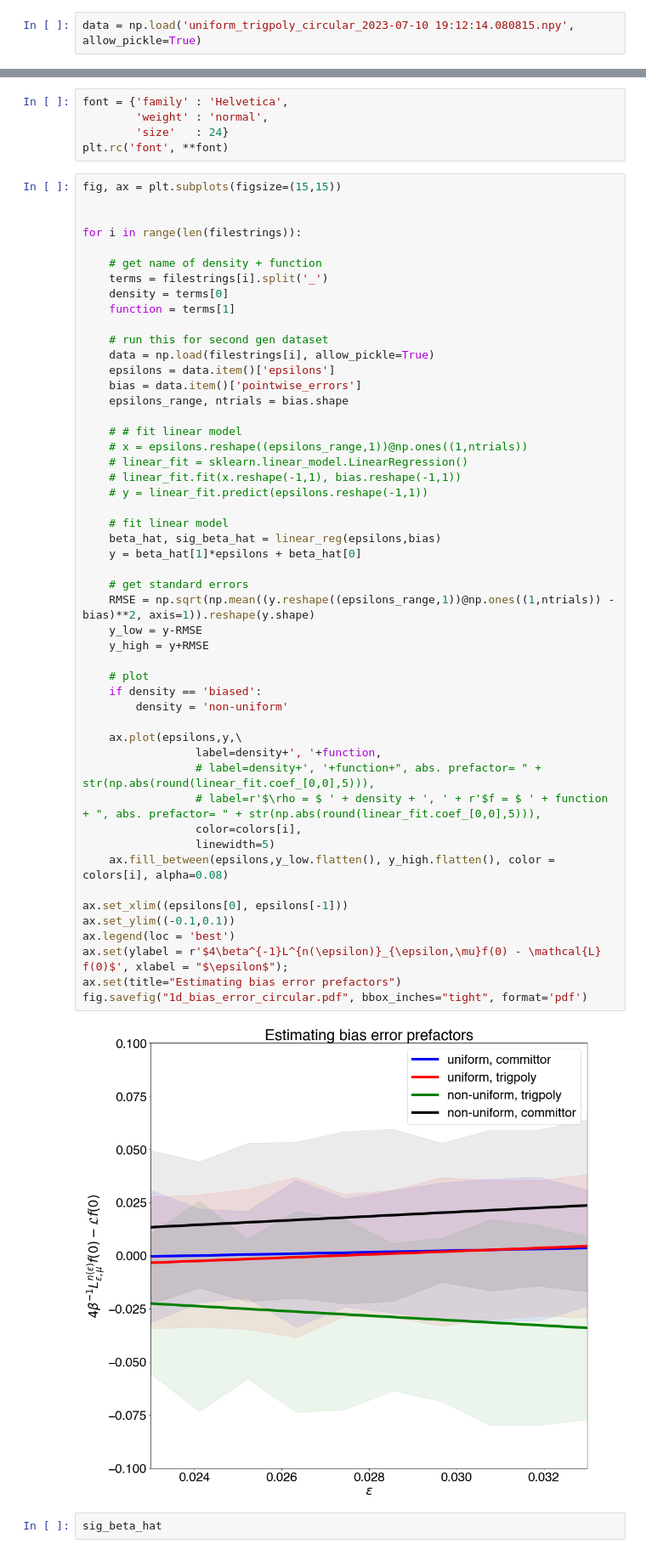
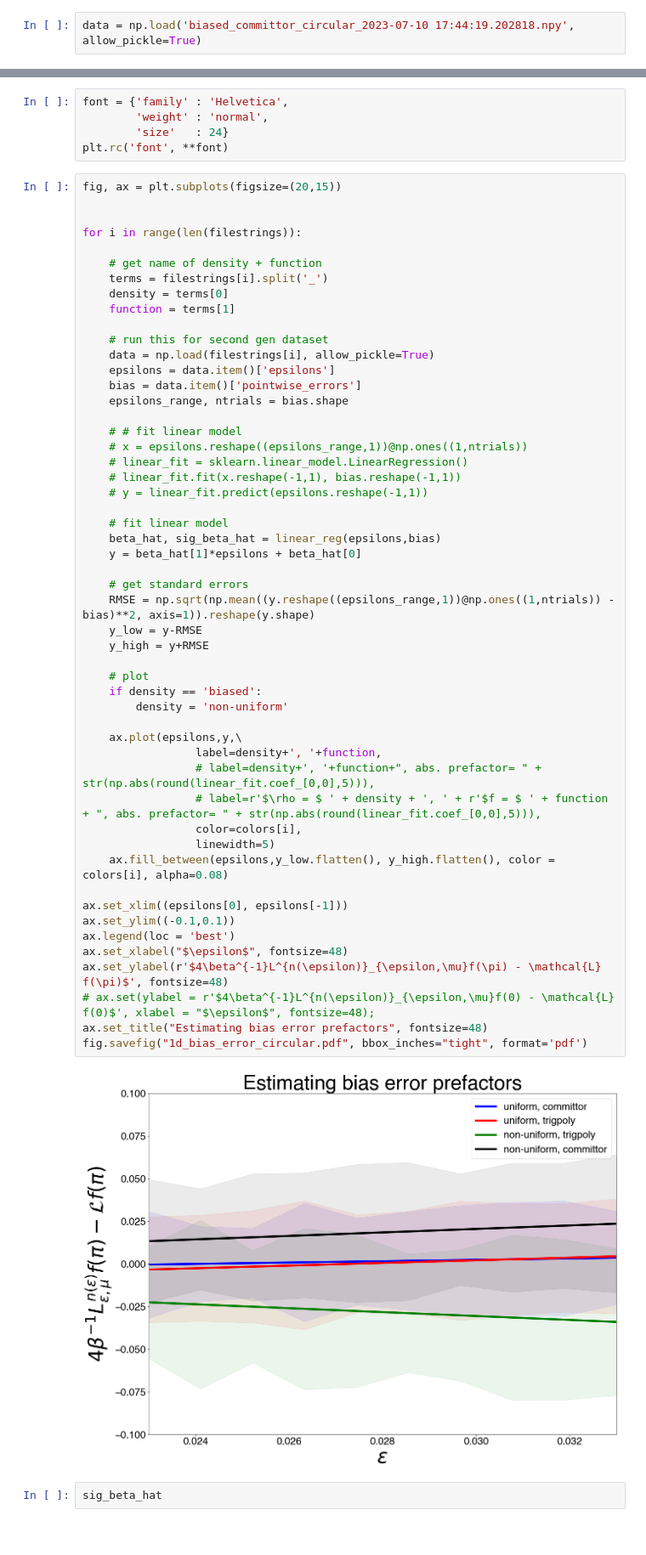
Before and after one commit to ShashankSule/TMDmaps, a Jupyter notebook: run/1d_potential_circular_errordriver.ipynb, the cells around one changed output, grey strips where cells are left out. Shown at 85% size. Drawn from its saved outputs; the diff is of its cells as text.

```diff
--- a/run/1d_potential_circular_errordriver.ipynb
+++ b/run/1d_potential_circular_errordriver.ipynb
@@ -55,7 +55,7 @@ def linear_reg(epsilons,bias):
     sig_beta_hat = np.diag(var_beta_hat)**0.5
     return beta_hat, sig_beta_hat
 # %%
-data = np.load('uniform_trigpoly_circular_2023-07-10 19:12:14.080815.npy', allow_pickle=True)
+data = np.load('biased_committor_circular_2023-07-10 17:44:19.202818.npy', allow_pickle=True)
 # %%
 # run this for second gen dataset
 epsilons = data.item()['epsilons']
@@ -111,7 +111,7 @@ font = {'family' : 'Helvetica',
         'size'   : 24}
 plt.rc('font', **font)
 # %%
-fig, ax = plt.subplots(figsize=(15,15))
+fig, ax = plt.subplots(figsize=(20,15))
 
 
 for i in range(len(filestrings)):
@@ -132,36 +132,38 @@ for i in range(len(filestrings)):
     # linear_fit = sklearn.linear_model.LinearRegression()
     # linear_fit.fit(x.reshape(-1,1), bias.reshape(-1,1))
     # y = linear_fit.predict(epsilons.reshape(-1,1))
 
     # fit linear model
     beta_hat, sig_beta_hat = linear_reg(epsilons,bias)
     y = beta_hat[1]*epsilons + beta_hat[0]
 
     # get standard errors
     RMSE = np.sqrt(np.mean((y.reshape((epsilons_range,1))@np.ones((1,ntrials)) - bias)**2, axis=1)).reshape(y.shape)
     y_low = y-RMSE
     y_high = y+RMSE
 
     # plot
     if density == 'biased':
         density = 'non-uniform'
 
     ax.plot(epsilons,y,\
                  label=density+', '+function,
                  # label=density+', '+function+", abs. prefactor= " + str(np.abs(round(linear_fit.coef_[0,0],5))),
                  # label=r'$\rho = $ ' + density + ', ' + r'$f = $ ' + function + ", abs. prefactor= " + str(np.abs(round(linear_fit.coef_[0,0],5))),
                  color=colors[i],
                  linewidth=5)
     ax.fill_between(epsilons,y_low.flatten(), y_high.flatten(), color = colors[i], alpha=0.08)
 
 ax.set_xlim((epsilons[0], epsilons[-1]))
 ax.set_ylim((-0.1,0.1))
 ax.legend(loc = 'best')
-ax.set(ylabel = r'$4\beta^{-1}L^{n(\epsilon)}_{\epsilon,\mu}f(0) - \mathcal{L} f(0)$', xlabel = "$\epsilon$");
-ax.set(title="Estimating bias error prefactors")
+ax.set_xlabel("$\epsilon$", fontsize=48)
+ax.set_ylabel(r'$4\beta^{-1}L^{n(\epsilon)}_{\epsilon,\mu}f(\pi) - \mathcal{L} f(\pi)$', fontsize=48)
+# ax.set(ylabel = r'$4\beta^{-1}L^{n(\epsilon)}_{\epsilon,\mu}f(0) - \mathcal{L} f(0)$', xlabel = "$\epsilon$", fontsize=48);
+ax.set_title("Estimating bias error prefactors", fontsize=48)
 fig.savefig("1d_bias_error_circular.pdf", bbox_inches="tight", format='pdf')
 # %% [output]
-[figure, old version]
+[figure, new version]
 # %%
 sig_beta_hat
 # %% [output]
```
Also changed, not shown: parts of 1 cell of this notebook, 34 other files.
